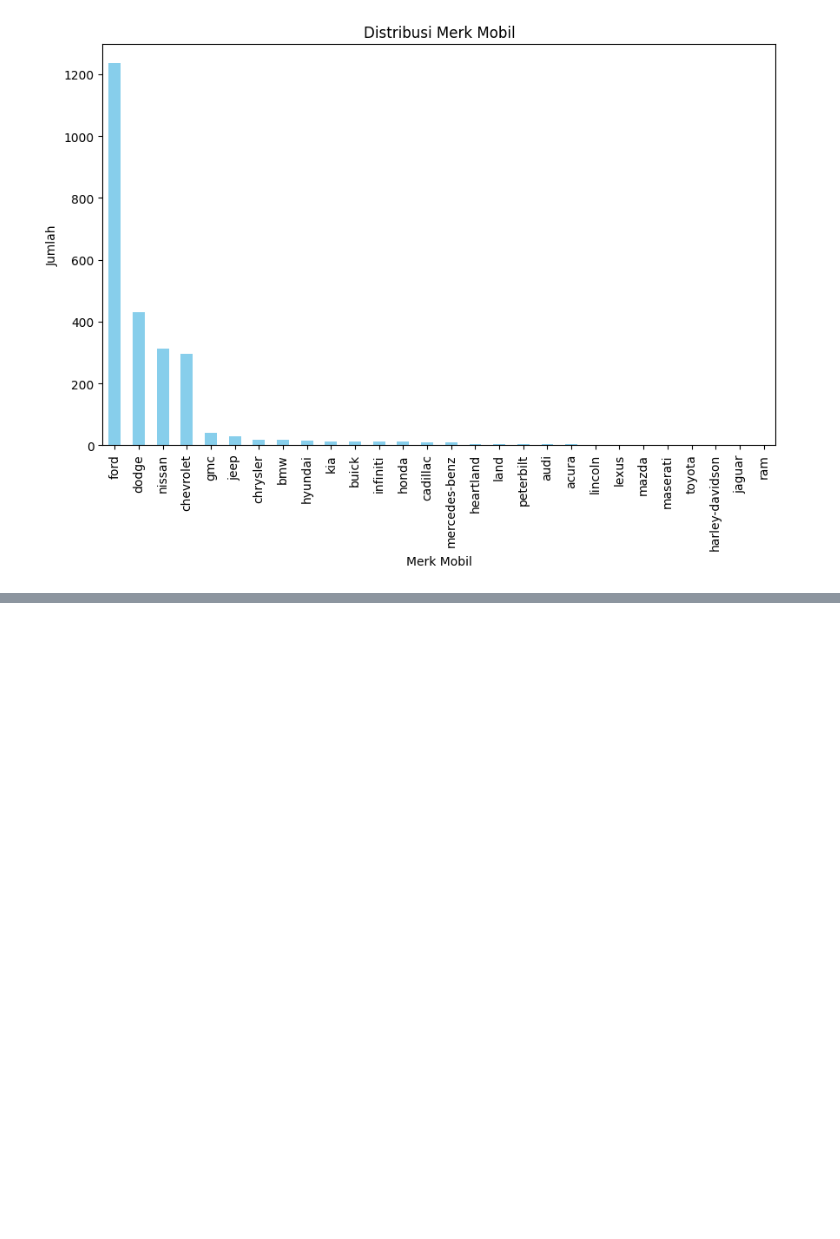
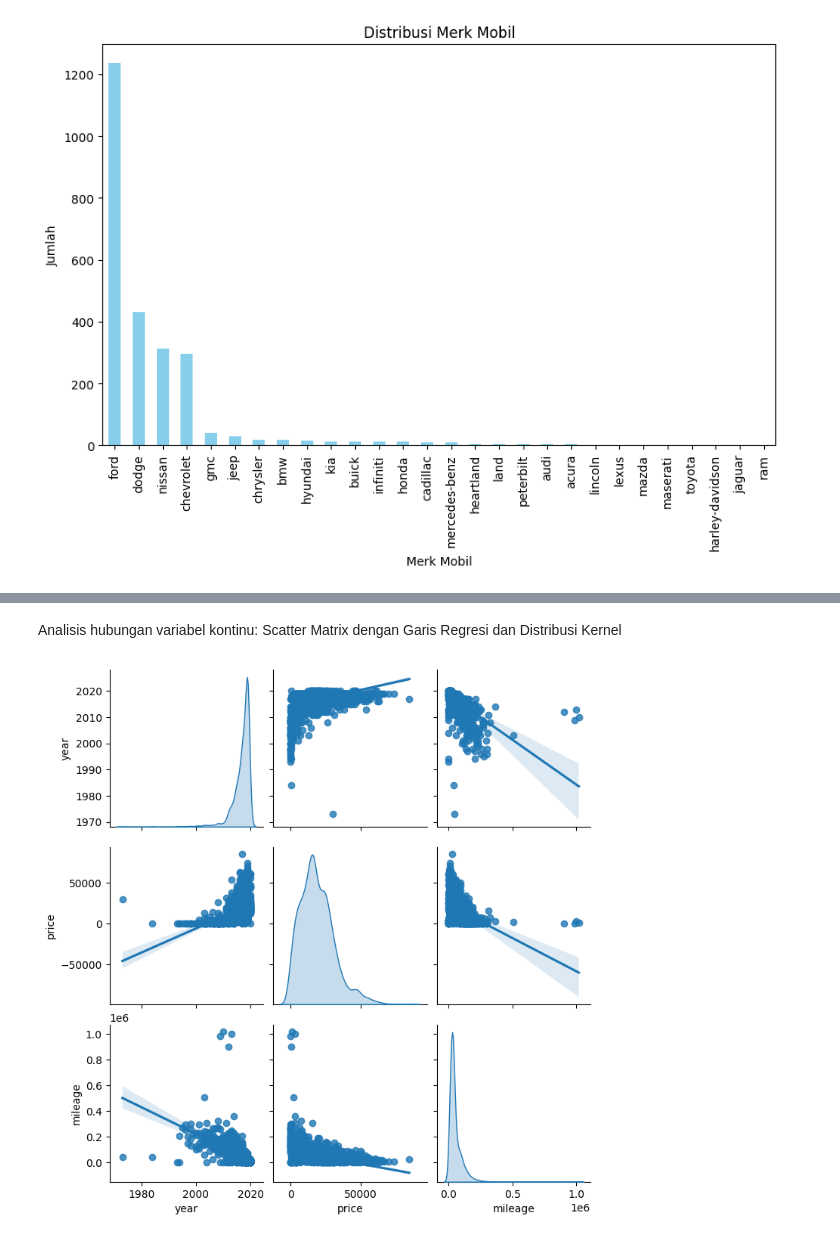
Before and after one commit to aldilbhaskoro/TugasKuliah, a Jupyter notebook: Tubes_Phyton.ipynb, the cells around one changed output, grey strips where cells are left out. Cells and saved outputs as stored; diff of their text form; code cells hidden in the pictures; blank space fills up the shorter version.

```diff
--- a/Tubes_Phyton.ipynb
+++ b/Tubes_Phyton.ipynb
@@ -156,0 +231,12 @@ plt.show()
+# %% [markdown]
+Analisis hubungan variabel kontinu: Scatter Matrix dengan Garis Regresi dan Distribusi Kernel
+# %%
+
+# Kolom kontinu yang akan digunakan
+cont_col = ['year', 'price', 'mileage']
+
+# Membuat scatter matrix dengan garis regresi dan distribusi kernel
+sns.pairplot(df[cont_col], kind="reg", diag_kind="kde")
+plt.show()
+# %% [output]
+[figure, added]
```
Also changed, not shown: parts of 18 cells of this notebook.
